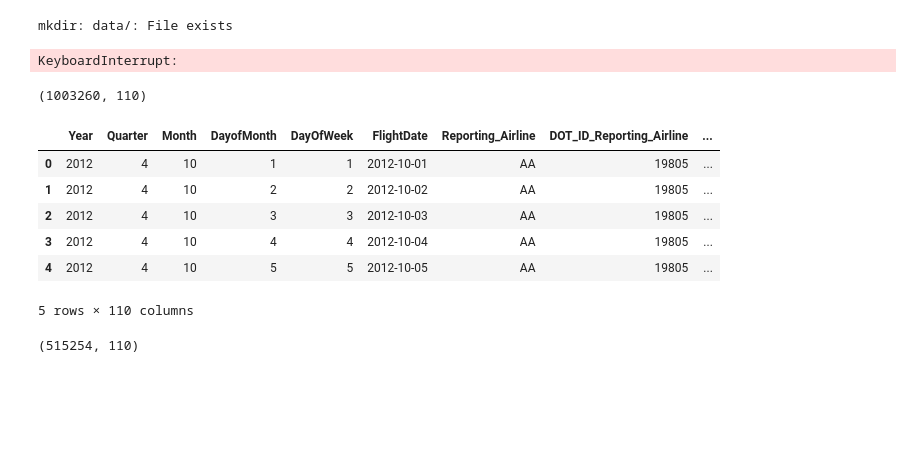
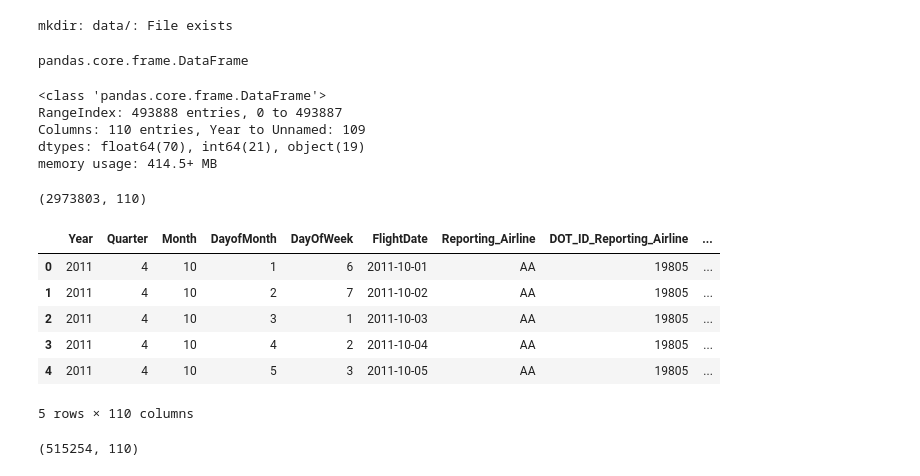
Before and after one commit to sergioserge/us-airports-project, a Jupyter notebook: 01_get_flights_data.ipynb, the cells around one changed output. Drawn from its saved outputs; the diff is of its cells as text; code cells hidden in the pictures; blank space fills up the shorter version.

```diff
--- a/01_get_flights_data.ipynb
+++ b/01_get_flights_data.ipynb
@@ -30,9 +30,9 @@ path ='data/'
 # %% [output]
 mkdir: data/: File exists
 # %%
-years = [2012] # list of years you want to look at, specify one year
-months = [10, 11] # list of months you want to look at, specify one month
-# Here: October 2012
+years = [2011, 2012] # list of years you want to look at, specify one year
+months = [10, 11, 12] # list of months you want to look at, specify one month
+# Here: October, November, October 2011 and 2012 / 1 file ca. 23 mb
 
 # Loop through months
 for year in years:
@@ -46,5 +46,3 @@ for year in years:
         # Save database to local file storage
         with open(path+zip_file, 'wb') as f:
             f.write(r.content)
-# %% [output]
-KeyboardInterrupt:
@@ -59,16 +62,39 @@ df_11 = pd.read_csv('data/On_Time_Reporting_Carrier_On_Time_Performance_(1987_pr
+# %%
+flights_df_2011_10 = pd.read_csv(f'data/On_Time_Reporting_Carrier_On_Time_Performance_(1987_present)_2011_10.csv', low_memory = False)
+flights_df_2011_11 = pd.read_csv(f'data/On_Time_Reporting_Carrier_On_Time_Performance_(1987_present)_2011_11.csv', low_memory = False)
+flights_df_2011_12 = pd.read_csv(f'data/On_Time_Reporting_Carrier_On_Time_Performance_(1987_present)_2011_12.csv', low_memory = False)
+flights_df_2012_10 = pd.read_csv(f'data/On_Time_Reporting_Carrier_On_Time_Performance_(1987_present)_2012_10.csv', low_memory = False)
+flights_df_2012_11 = pd.read_csv(f'data/On_Time_Reporting_Carrier_On_Time_Performance_(1987_present)_2012_11.csv', low_memory = False)
+flights_df_2012_12 = pd.read_csv(f'data/On_Time_Reporting_Carrier_On_Time_Performance_(1987_present)_2012_12.csv', low_memory = False)
+# %%
+type(flights_df_2011_10)
+# %% [output]
+pandas.core.frame.DataFrame
+# %%
+flights_df_2011_12.info()
+# %% [output]
+<class 'pandas.core.frame.DataFrame'>
+RangeIndex: 493888 entries, 0 to 493887
+Columns: 110 entries, Year to Unnamed: 109
+dtypes: float64(70), int64(21), object(19)
+memory usage: 414.5+ MB
 # %%
 # Combine your date
-df = df_10.append(df_11)
-display(df.shape)
-display(df.head())
+flights_df1 = flights_df_2011_10.append(flights_df_2011_11)
+flights_df2 = flights_df1.append(flights_df_2011_12)
+flights_df3 = flights_df2.append(flights_df_2012_10)
+flights_df4 = flights_df3.append(flights_df_2012_11)
+df = flights_df4.append(flights_df_2012_12)
+display(flights_df.shape)
+display(flights_df.head())
 # %% [output]
-(1003260, 110)
+(2973803, 110)
 |  | Year | Quarter | Month | DayofMonth | DayOfWeek | FlightDate | Reporting_Airline | DOT_ID_Reporting_Airline | ... |
-| 0 | 2012 | 4 | 10 | 1 | 1 | 2012-10-01 | AA | 19805 | ... |
-| 1 | 2012 | 4 | 10 | 2 | 2 | 2012-10-02 | AA | 19805 | ... |
-| 2 | 2012 | 4 | 10 | 3 | 3 | 2012-10-03 | AA | 19805 | ... |
-| 3 | 2012 | 4 | 10 | 4 | 4 | 2012-10-04 | AA | 19805 | ... |
-| 4 | 2012 | 4 | 10 | 5 | 5 | 2012-10-05 | AA | 19805 | ... |
+| 0 | 2011 | 4 | 10 | 1 | 6 | 2011-10-01 | AA | 19805 | ... |
+| 1 | 2011 | 4 | 10 | 2 | 7 | 2011-10-02 | AA | 19805 | ... |
+| 2 | 2011 | 4 | 10 | 3 | 1 | 2011-10-03 | AA | 19805 | ... |
+| 3 | 2011 | 4 | 10 | 4 | 2 | 2011-10-04 | AA | 19805 | ... |
+| 4 | 2011 | 4 | 10 | 5 | 3 | 2011-10-05 | AA | 19805 | ... |
 5 rows × 110 columns
 # %%
 # Read in your data
```
Also changed, not shown: parts of 14 cells of this notebook, 2 other files.
